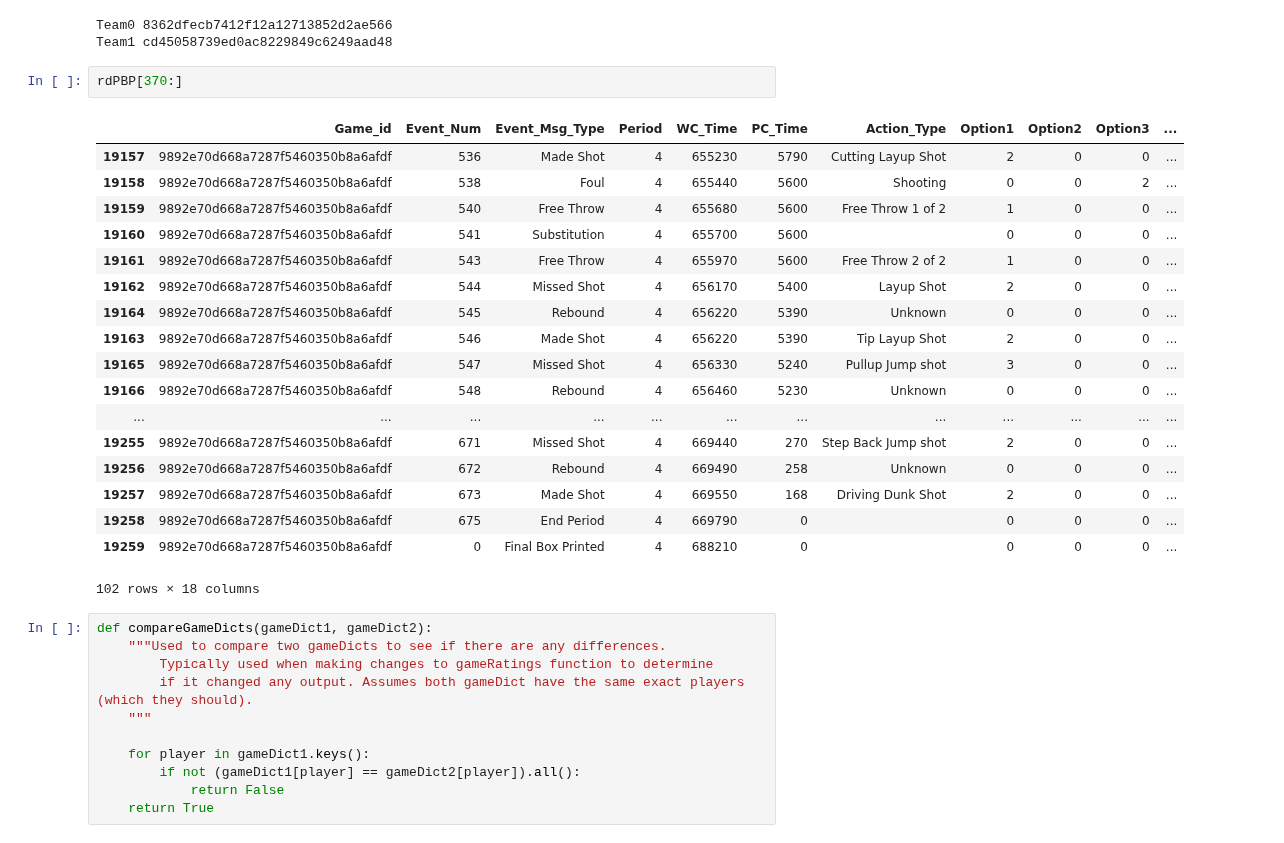
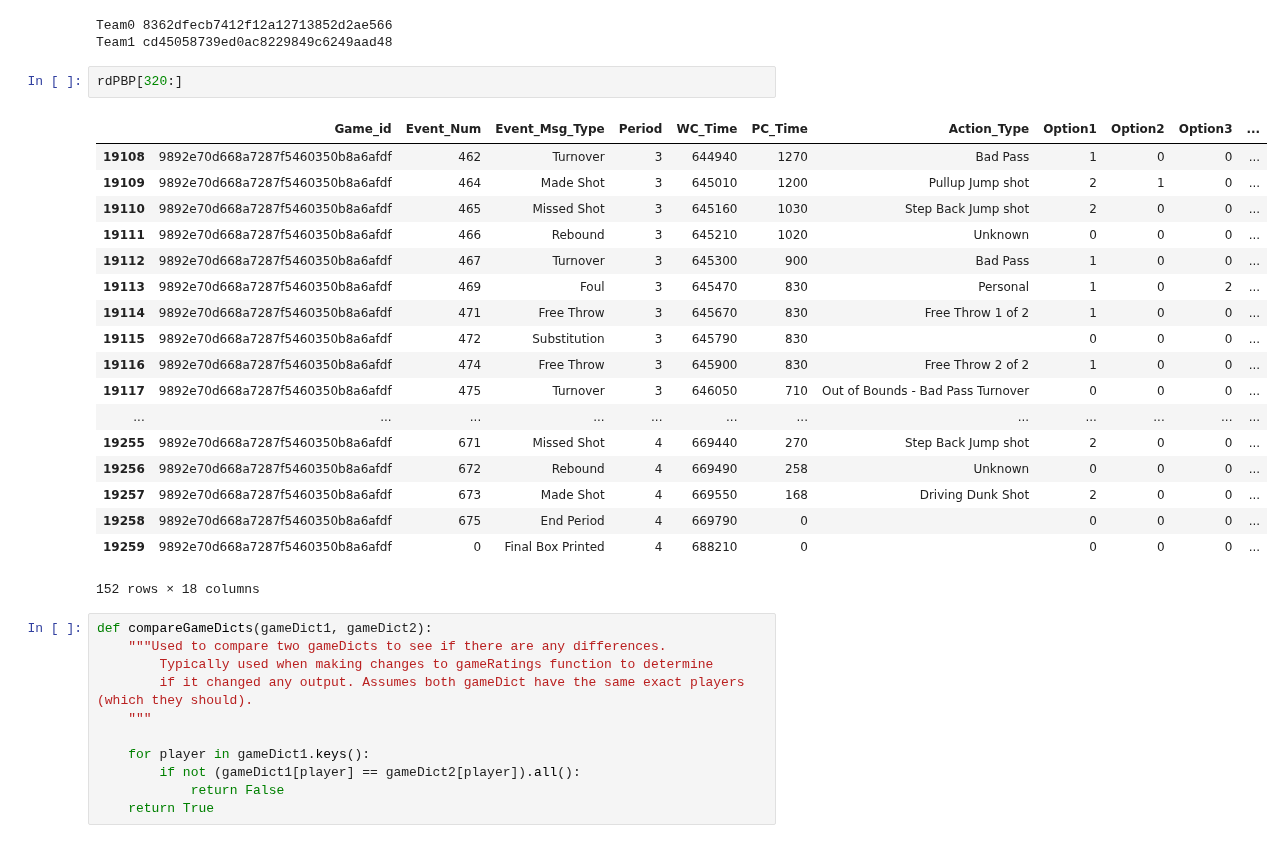
Before and after one commit to wpouse/NBA, a Jupyter notebook: Hackathon Prompt/NBAPlayerRatings.ipynb, the cells around one changed output. Drawn from its saved outputs; the diff is of its cells as text.

```diff
--- a/Hackathon Prompt/NBAPlayerRatings.ipynb
+++ b/Hackathon Prompt/NBAPlayerRatings.ipynb
@@ -1939,26 +1939,26 @@ rdPBP = readablePlayByPlay(gamePlayByPlay, gameLineup, eventCodes)
 Team0 8362dfecb7412f12a12713852d2ae566
 Team1 cd45058739ed0ac8229849c6249aad48
 # %%
-rdPBP[370:]
+rdPBP[320:]
 # %% [output]
 |  | Game_id | Event_Num | Event_Msg_Type | Period | WC_Time | PC_Time | Action_Type | Option1 | Option2 | Option3 | ... |
-| 19157 | 9892e70d668a7287f5460350b8a6afdf | 536 | Made Shot | 4 | 655230 | 5790 | Cutting Layup Shot | 2 | 0 | 0 | ... |
-| 19158 | 9892e70d668a7287f5460350b8a6afdf | 538 | Foul | 4 | 655440 | 5600 | Shooting | 0 | 0 | 2 | ... |
-| 19159 | 9892e70d668a7287f5460350b8a6afdf | 540 | Free Throw | 4 | 655680 | 5600 | Free Throw 1 of 2 | 1 | 0 | 0 | ... |
-| 19160 | 9892e70d668a7287f5460350b8a6afdf | 541 | Substitution | 4 | 655700 | 5600 |  | 0 | 0 | 0 | ... |
-| 19161 | 9892e70d668a7287f5460350b8a6afdf | 543 | Free Throw | 4 | 655970 | 5600 | Free Throw 2 of 2 | 1 | 0 | 0 | ... |
-| 19162 | 9892e70d668a7287f5460350b8a6afdf | 544 | Missed Shot | 4 | 656170 | 5400 | Layup Shot | 2 | 0 | 0 | ... |
-| 19164 | 9892e70d668a7287f5460350b8a6afdf | 545 | Rebound | 4 | 656220 | 5390 | Unknown | 0 | 0 | 0 | ... |
-| 19163 | 9892e70d668a7287f5460350b8a6afdf | 546 | Made Shot | 4 | 656220 | 5390 | Tip Layup Shot | 2 | 0 | 0 | ... |
-| 19165 | 9892e70d668a7287f5460350b8a6afdf | 547 | Missed Shot | 4 | 656330 | 5240 | Pullup Jump shot | 3 | 0 | 0 | ... |
-| 19166 | 9892e70d668a7287f5460350b8a6afdf | 548 | Rebound | 4 | 656460 | 5230 | Unknown | 0 | 0 | 0 | ... |
+| 19108 | 9892e70d668a7287f5460350b8a6afdf | 462 | Turnover | 3 | 644940 | 1270 | Bad Pass | 1 | 0 | 0 | ... |
+| 19109 | 9892e70d668a7287f5460350b8a6afdf | 464 | Made Shot | 3 | 645010 | 1200 | Pullup Jump shot | 2 | 1 | 0 | ... |
+| 19110 | 9892e70d668a7287f5460350b8a6afdf | 465 | Missed Shot | 3 | 645160 | 1030 | Step Back Jump shot | 2 | 0 | 0 | ... |
+| 19111 | 9892e70d668a7287f5460350b8a6afdf | 466 | Rebound | 3 | 645210 | 1020 | Unknown | 0 | 0 | 0 | ... |
+| 19112 | 9892e70d668a7287f5460350b8a6afdf | 467 | Turnover | 3 | 645300 | 900 | Bad Pass | 1 | 0 | 0 | ... |
+| 19113 | 9892e70d668a7287f5460350b8a6afdf | 469 | Foul | 3 | 645470 | 830 | Personal | 1 | 0 | 2 | ... |
+| 19114 | 9892e70d668a7287f5460350b8a6afdf | 471 | Free Throw | 3 | 645670 | 830 | Free Throw 1 of 2 | 1 | 0 | 0 | ... |
+| 19115 | 9892e70d668a7287f5460350b8a6afdf | 472 | Substitution | 3 | 645790 | 830 |  | 0 | 0 | 0 | ... |
+| 19116 | 9892e70d668a7287f5460350b8a6afdf | 474 | Free Throw | 3 | 645900 | 830 | Free Throw 2 of 2 | 1 | 0 | 0 | ... |
+| 19117 | 9892e70d668a7287f5460350b8a6afdf | 475 | Turnover | 3 | 646050 | 710 | Out of Bounds - Bad Pass Turnover | 0 | 0 | 0 | ... |
 | ... | ... | ... | ... | ... | ... | ... | ... | ... | ... | ... | ... |
 | 19255 | 9892e70d668a7287f5460350b8a6afdf | 671 | Missed Shot | 4 | 669440 | 270 | Step Back Jump shot | 2 | 0 | 0 | ... |
 | 19256 | 9892e70d668a7287f5460350b8a6afdf | 672 | Rebound | 4 | 669490 | 258 | Unknown | 0 | 0 | 0 | ... |
 | 19257 | 9892e70d668a7287f5460350b8a6afdf | 673 | Made Shot | 4 | 669550 | 168 | Driving Dunk Shot | 2 | 0 | 0 | ... |
 | 19258 | 9892e70d668a7287f5460350b8a6afdf | 675 | End Period | 4 | 669790 | 0 |  | 0 | 0 | 0 | ... |
 | 19259 | 9892e70d668a7287f5460350b8a6afdf | 0 | Final Box Printed | 4 | 688210 | 0 |  | 0 | 0 | 0 | ... |
-102 rows × 18 columns
+152 rows × 18 columns
 # %%
 def compareGameDicts(gameDict1, gameDict2):
     """Used to compare two gameDicts to see if there are any differences.
```
Also changed, not shown: 1 other file.
